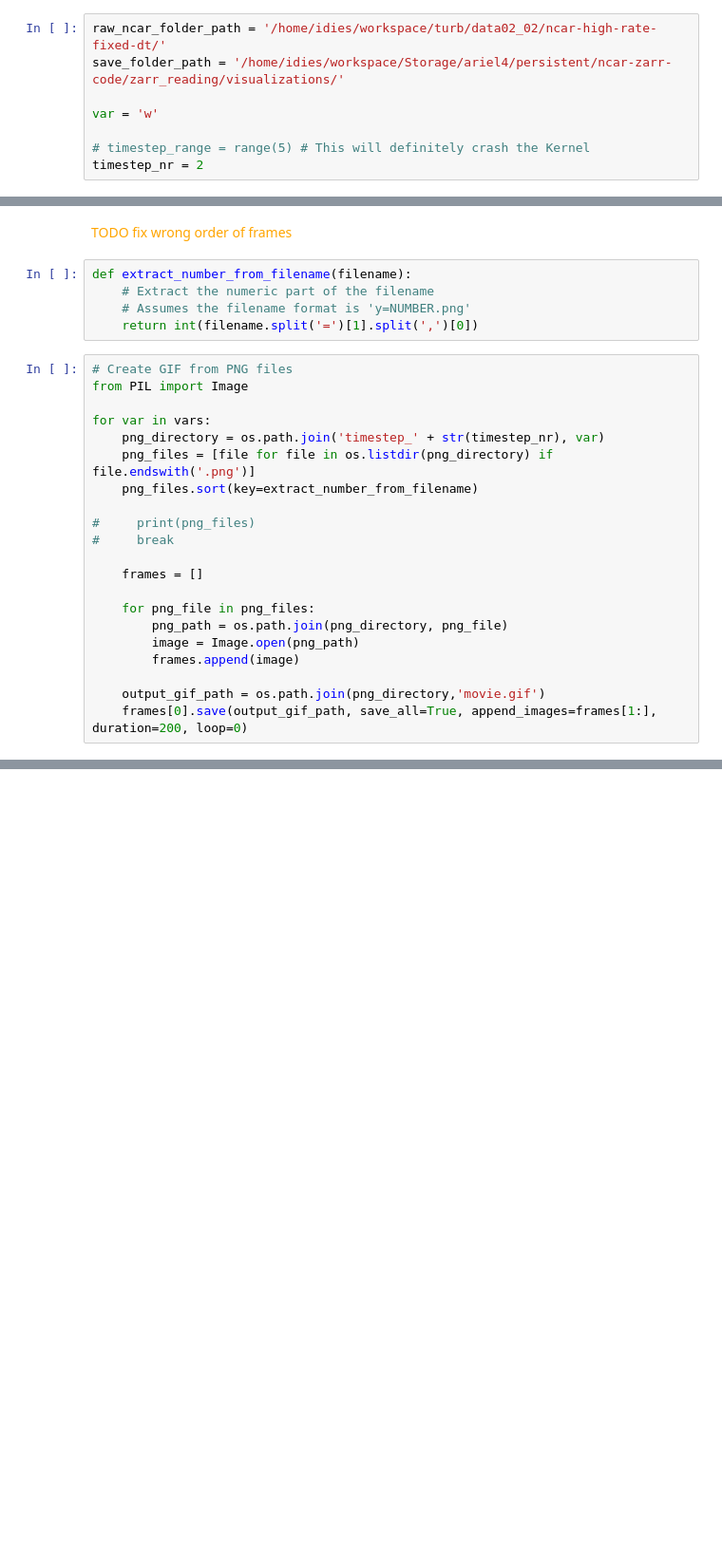
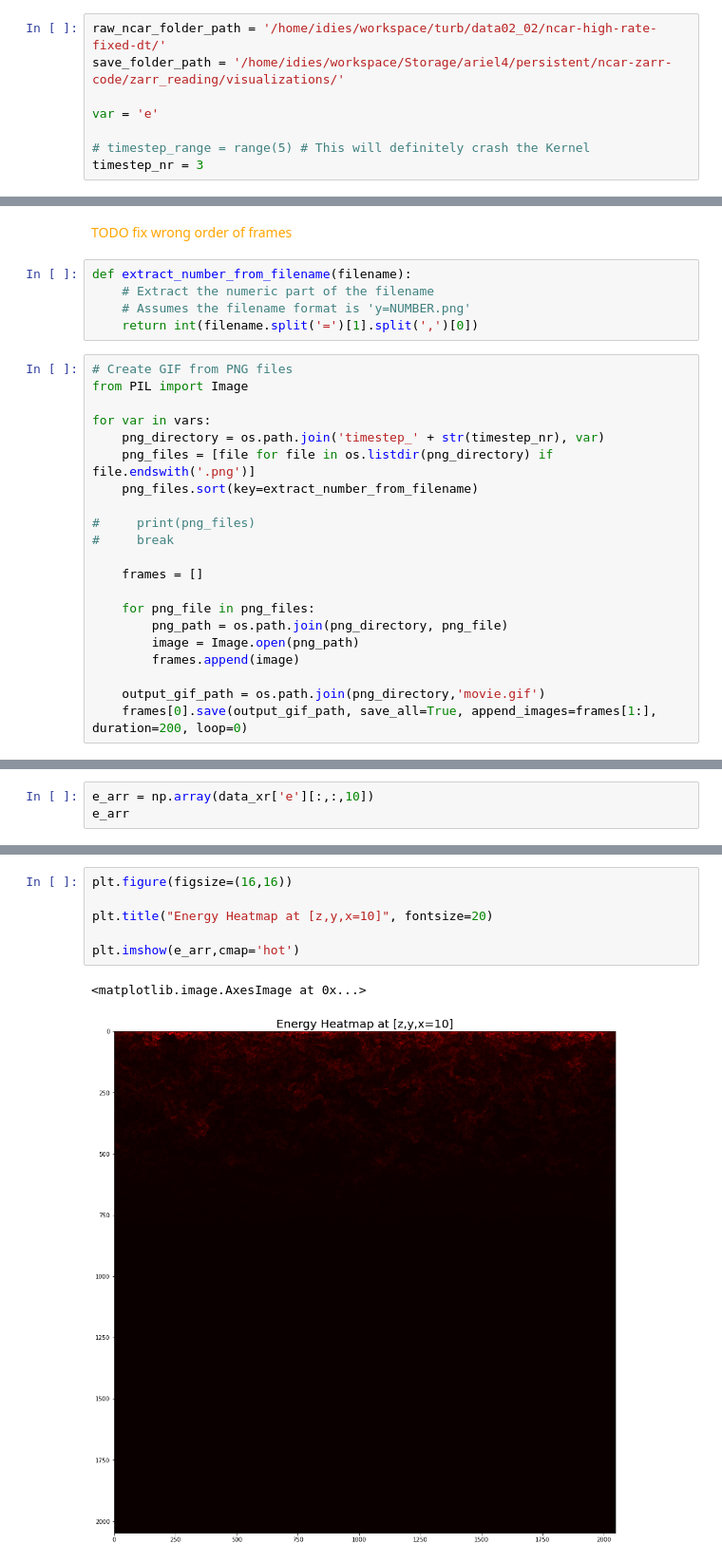
Before and after one commit to ariellubonja/ncar-zarr-code, a Jupyter notebook: zarr_reading/visualize-slices.ipynb, the cells around one changed output, grey strips where cells are left out. Shown at 95% size. Saved outputs shown, nothing was run; the diff lists cells and outputs as text; blank space fills up the shorter version.

Commit message:
EDA why Energy plot is so dark. Vastly speed up data loading for plots (4min > 15sec)

```diff
--- a/zarr_reading/visualize-slices.ipynb
+++ b/zarr_reading/visualize-slices.ipynb
@@ -2,10 +2,10 @@
 raw_ncar_folder_path = '/home/idies/workspace/turb/data02_02/ncar-high-rate-fixed-dt/'
 save_folder_path = '/home/idies/workspace/Storage/ariel4/persistent/ncar-zarr-code/zarr_reading/visualizations/'
 
-var = 'w'
+var = 'e'
 
 # timestep_range = range(5) # This will definitely crash the Kernel
-timestep_nr = 2
+timestep_nr = 3
 # %%
 # !pip install "xarray[complete]"
 # %%
@@ -100,0 +110,3 @@ for var in vars:
+# %%
+e_arr = np.array(data_xr['e'][:,:,10])
+e_arr
@@ -100,0 +127,9 @@ for var in vars:
+# %%
+plt.figure(figsize=(16,16))
+
+plt.title("Energy Heatmap at [z,y,x=10]", fontsize=20)
+
+plt.imshow(e_arr,cmap='hot')
+# %% [output]
+<matplotlib.image.AxesImage at 0x...>
+[figure, added]
```
Also changed, not shown: parts of 12 cells of this notebook.
